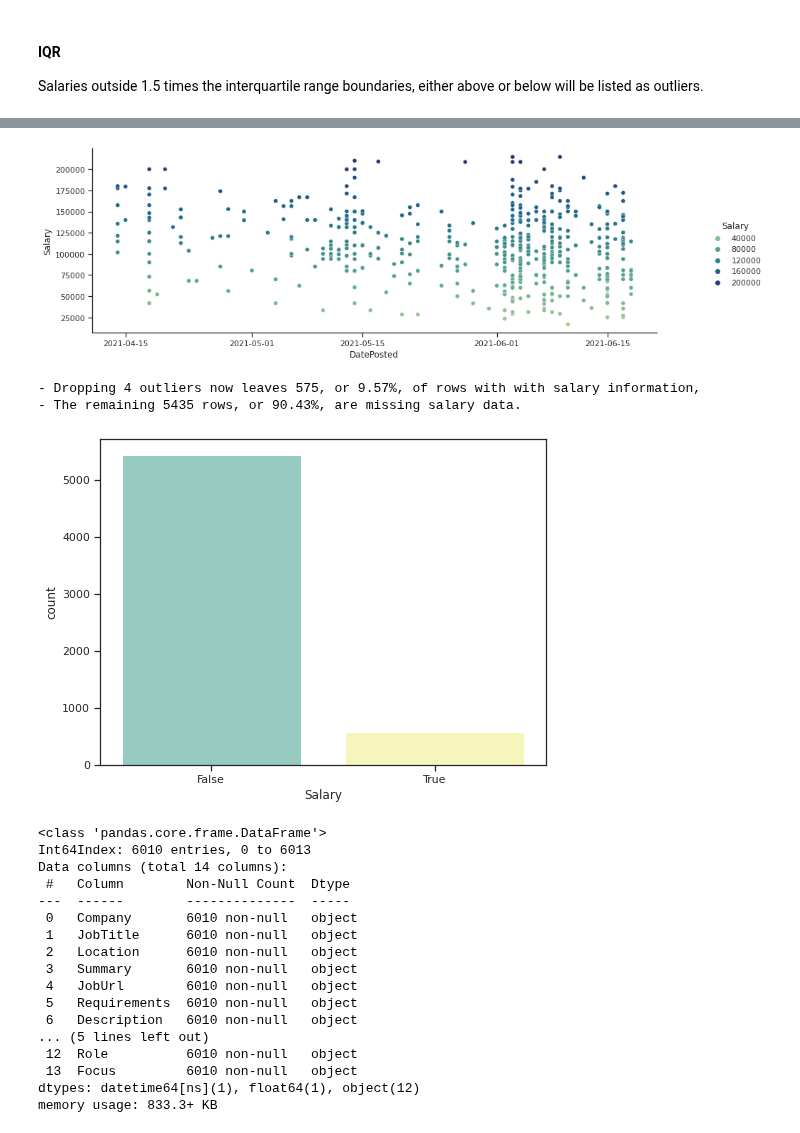
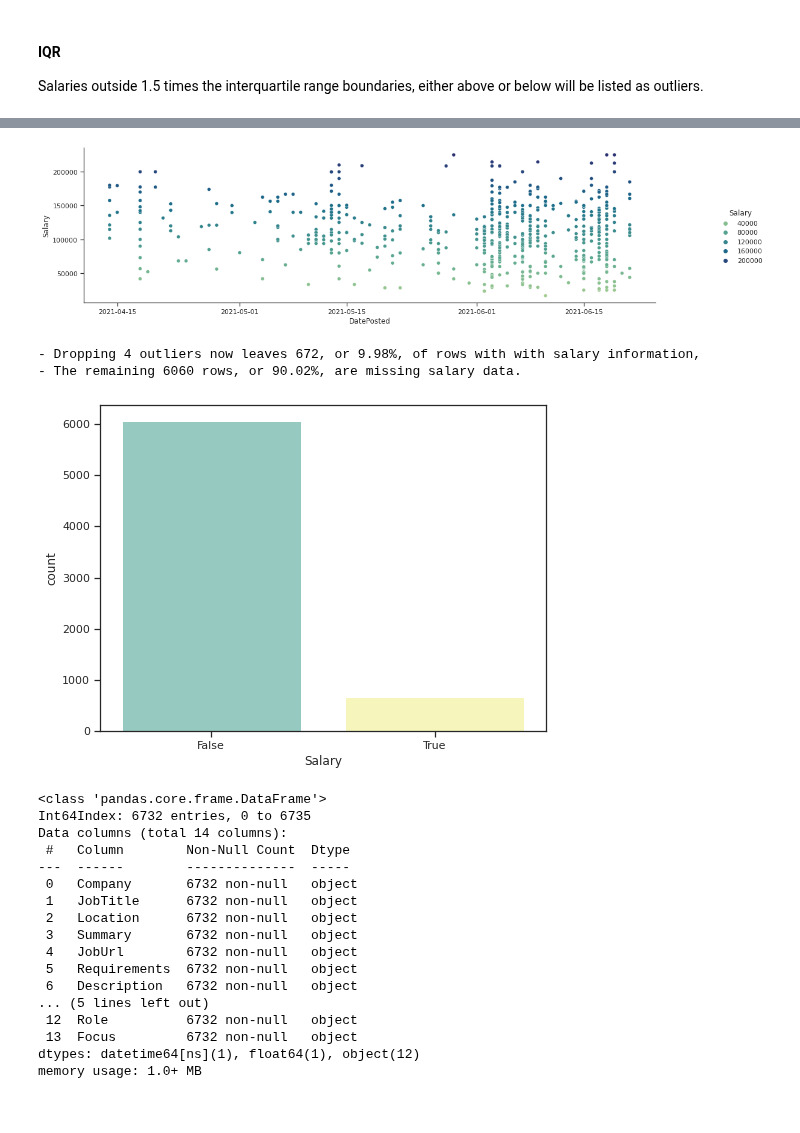
Before and after one commit to 333Kenji/indeedjobscraper, a Jupyter notebook: docs/munge.ipynb, the cells around one changed output, grey strips where cells are left out. Cells and saved outputs as stored; diff of their text form; code cells hidden in the pictures.

```diff
--- a/docs/munge.ipynb
+++ b/docs/munge.ipynb
@@ -1,6 +1,7 @@
 # %%
+import numpy as np
 import pandas as pd
-data = pd.read_csv(f'../data/total.csv')
+data = pd.read_csv(f'../app/data/total.csv')
 # %% [markdown]
     The following table is a view of the raw data from the scrape. I'll build the target by reducing the pay column to floating point values; this will require text cleaning which will also be conducted for the rest of the table. Location will be split into new columns for City and State while and because Indeed's search results show dates relative to the date the query was made I'll need to use PostDate and ExtractDate build a DatePosted column. It is important to note that JobUrl and date-related columns will not be converted into features for the logistic regression, instead they will be reattached to the data at the end in order to provide additional information and insights through the EC2 application. The only rows that'l  be using for modelling are JobTitle, Company, Summary, Requirements, and Description.
 # %%
@@ -89,7 +90,9 @@ def munge():
     """
     # Using the position variable to select/process scraped data based the on the query that
     # generated it.
-    data = pd.read_csv(f'../data/total.csv', index_col=1)
+    data = pd.read_csv(f'../app/data/total.csv', index_col=1)
+    data = data[data.Pay != '30+ days ago']
+
     #TODO just name is salary in scrape.py
 
 
@@ -470,7 +473,7 @@ def munge():
     for item in ['JobTitle', 'Company', 'Summary', 'Requirements','Description', 'City']:
         data[item] = data[item].str.lower()
     data = roles(data)
-    data.to_csv(f'../data/munged_data.csv', index=False)
+    data.to_csv(f'../app/data/munged_data.csv', index=False)
     return data
 # %%
 munged = munge()
@@ -584,36 +587,36 @@ nnull = len(munged[munged.Salary.notnull()])
 # %%
 ax = sns.pairplot(data=munged[munged.Salary.notnull()],
                   x_vars=['DatePosted'],
                   y_vars=['Salary'], height=8, hue="Salary", palette="crest")
 
-ax.fig.set_size_inches(15,4)
+ax.fig.set_size_inches(18,4)
 # %% [output]
-[figure, old version]
+[figure, new version]
 # %%
 sns.countplot(x='Salary', data=munged.notnull(), palette='Set3')
 print(f'- Dropping {len(outliers)} outliers now leaves {nnull}, or {round(nnull/len(munged)*100,2)}%, of rows with with salary information,\n- The remaining {null} rows, or {round(null/len(munged)*100,2)}%, are missing salary data.')
 # %% [output]
-- Dropping 4 outliers now leaves 575, or 9.57%, of rows with with salary information,
-- The remaining 5435 rows, or 90.43%, are missing salary data.
+- Dropping 4 outliers now leaves 672, or 9.98%, of rows with with salary information,
+- The remaining 6060 rows, or 90.02%, are missing salary data.
-[figure, old version]
+[figure, new version]
 # %%
 munged.info()
 # %% [output]
 <class 'pandas.core.frame.DataFrame'>
-Int64Index: 6010 entries, 0 to 6013
+Int64Index: 6732 entries, 0 to 6735
 Data columns (total 14 columns):
  #   Column        Non-Null Count  Dtype
 ---  ------        --------------  -----
- 0   Company       6010 non-null   object
- 1   JobTitle      6010 non-null   object
- 2   Location      6010 non-null   object
- 3   Summary       6010 non-null   object
- 4   JobUrl        6010 non-null   object
- 5   Requirements  6010 non-null   object
- 6   Description   6010 non-null   object
+ 0   Company       6732 non-null   object
+ 1   JobTitle      6732 non-null   object
+ 2   Location      6732 non-null   object
+ 3   Summary       6732 non-null   object
+ 4   JobUrl        6732 non-null   object
+ 5   Requirements  6732 non-null   object
+ 6   Description   6732 non-null   object
 ... (5 lines left out)
- 12  Role          6010 non-null   object
- 13  Focus         6010 non-null   object
+ 12  Role          6732 non-null   object
+ 13  Focus         6732 non-null   object
 dtypes: datetime64[ns](1), float64(1), object(12)
-memory usage: 833.3+ KB
+memory usage: 1.0+ MB
 # %%
```
Also changed, not shown: parts of 8 cells of this notebook, 11 other files.
